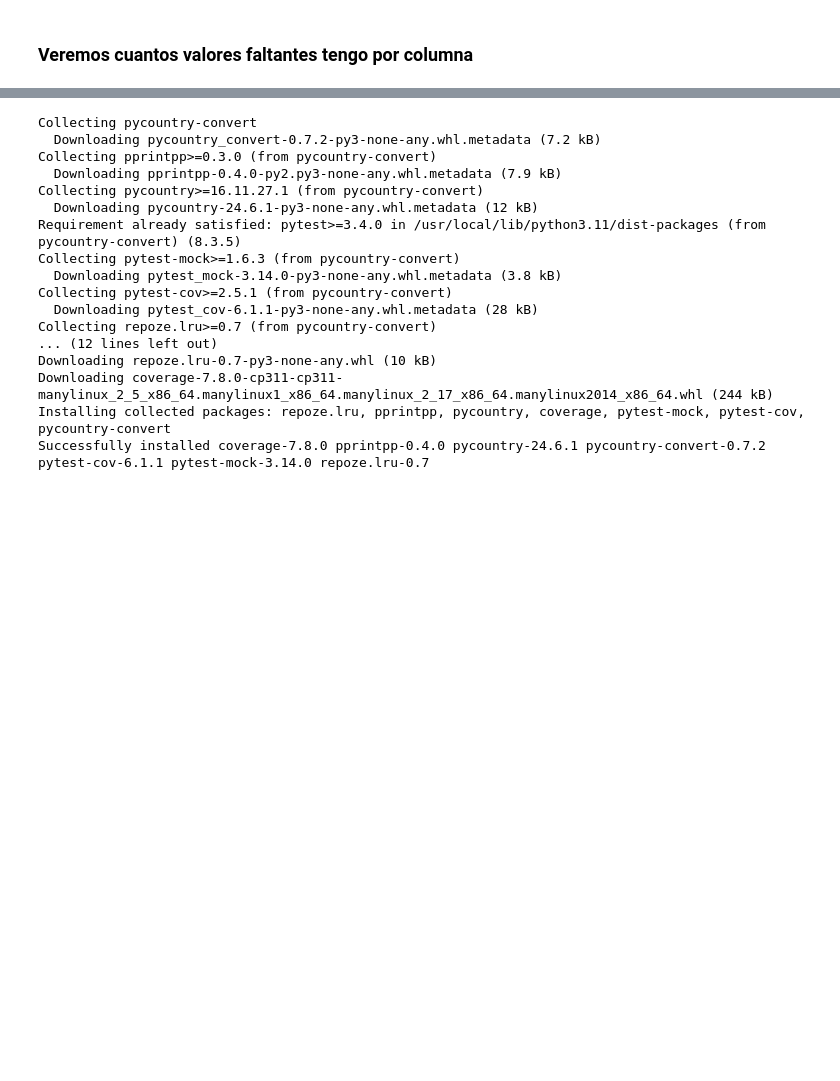
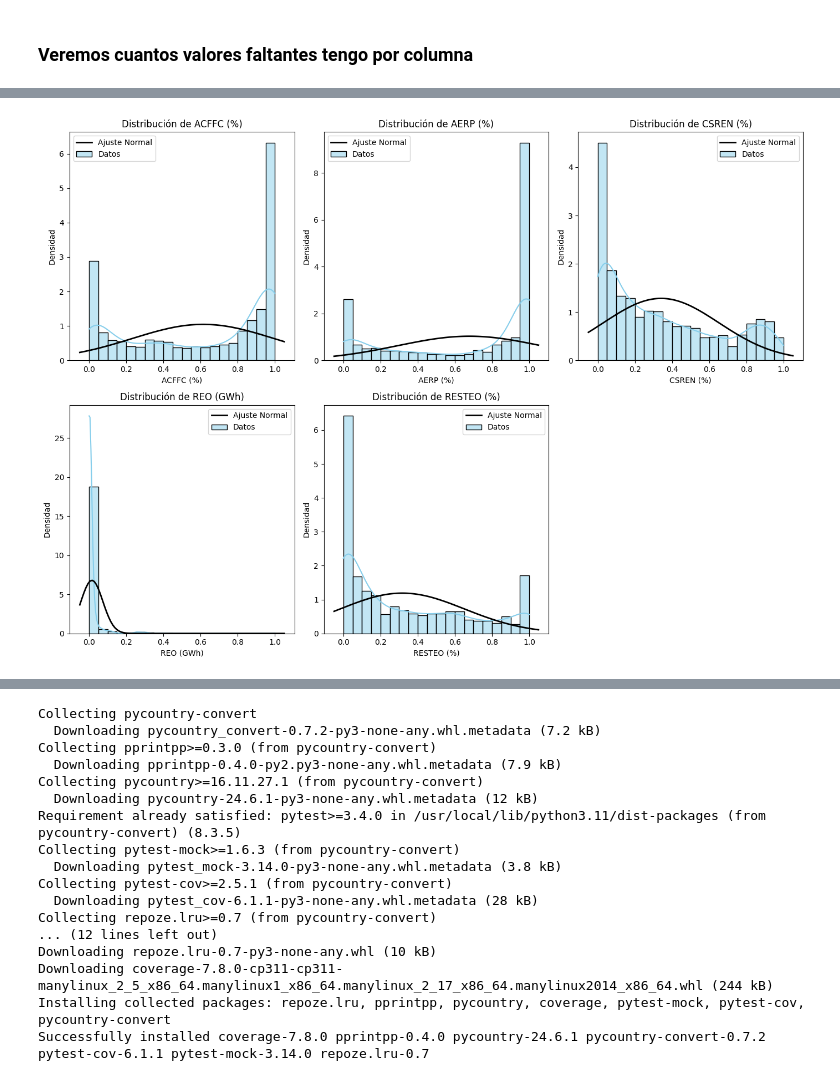
Before and after one commit to BelenUrdangarin/Integrador-Urdangarin---Olivera, a Jupyter notebook: Integrador_Olivera_Urdangarin.ipynb, the cells around one changed output, grey strips where cells are left out. Drawn from its saved outputs; the diff is of its cells as text; code cells hidden in the pictures; blank space fills up the shorter version.

```diff
--- a/Integrador_Olivera_Urdangarin.ipynb
+++ b/Integrador_Olivera_Urdangarin.ipynb
@@ -517,0 +590,26 @@ dtype: int64
+# %%
+from scipy.stats import norm
+
+plt.figure(figsize=(14, 10))
+columns_to_plot = ['ACFFC (%)', 'AERP (%)', 'CSREN (%)', 'REO (GWh)', 'RESTEO (%)']
+# Graficar histogramas con ajuste a distribución normal
+for i, col in enumerate(columns_to_plot, 1):
+    plt.subplot(2, 3, i)
+    sns.histplot(ren_ener[col], kde=True, bins=20, color='skyblue', stat='density', label='Datos')
+
+    # Ajuste normal
+    mu, std = norm.fit(ren_ener[col].dropna())  # Eliminar NaN antes de ajustar
+    xmin, xmax = plt.xlim()
+    x = np.linspace(xmin, xmax, 100)
+    p = norm.pdf(x, mu, std)
+    plt.plot(x, p, 'k', linewidth=2, label='Ajuste Normal')
+
+    plt.title(f"Distribución de {col}")
+    plt.xlabel(col)
+    plt.ylabel("Densidad")
+    plt.legend()
+
+plt.tight_layout()
+plt.show()
+# %% [output]
+[figure, added]
```
Also changed, not shown: parts of 32 cells of this notebook.
